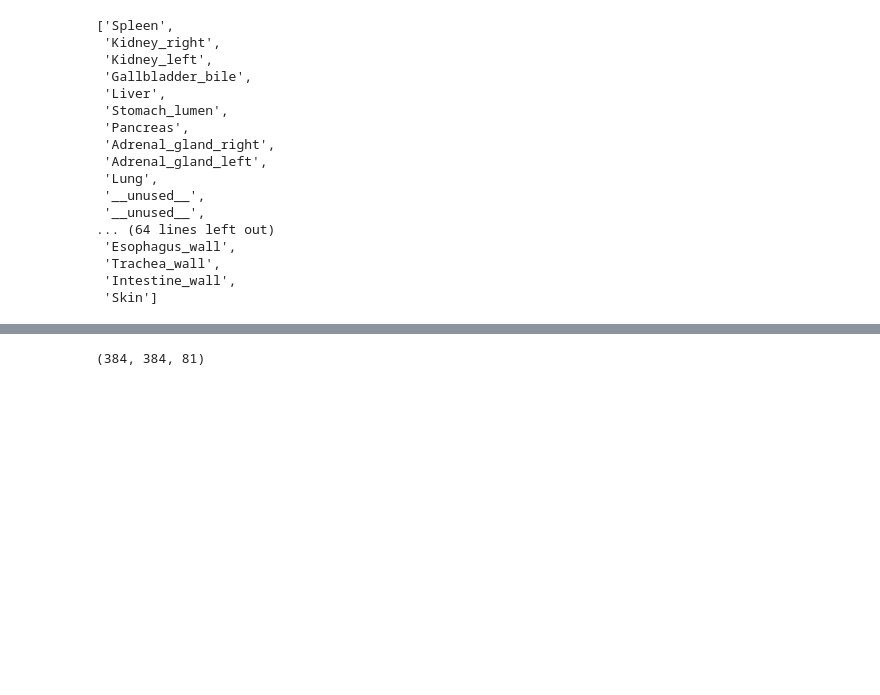
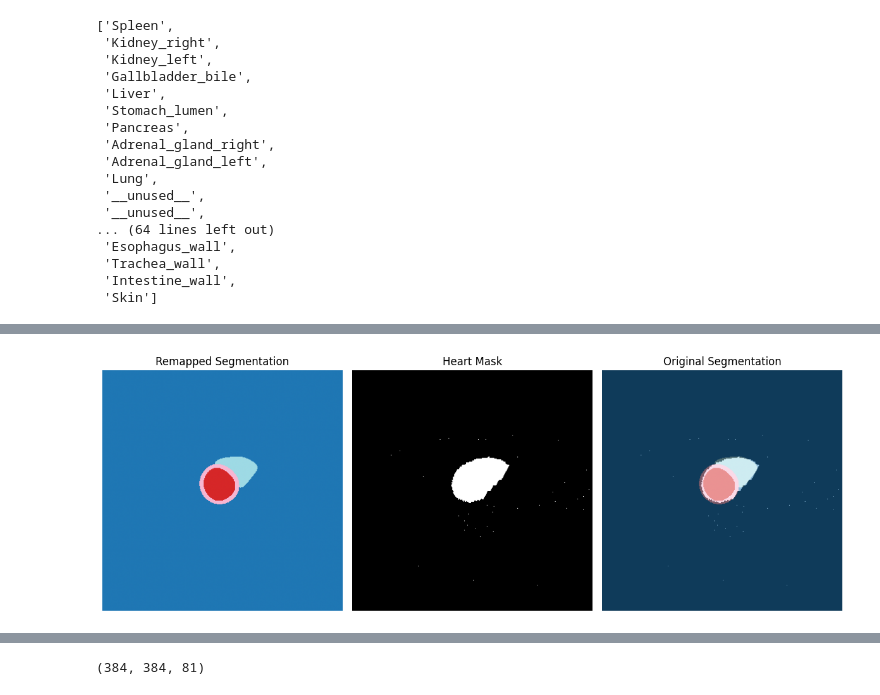
Before and after one commit to paolodc5/CMR_synthesis, a Jupyter notebook: mt_DIDC_analysis.ipynb, the cells around one changed output, grey strips where cells are left out. Saved outputs shown, nothing was run; the diff lists cells and outputs as text; code cells hidden in the pictures; blank space fills up the shorter version.

```diff
--- a/mt_DIDC_analysis.ipynb
+++ b/mt_DIDC_analysis.ipynb
@@ -319,6 +330,25 @@ np.unique(ex_seg_remapped), np.unique(ex_segmentation)
         52., 53., 54., 55., 56., 57., 58., 59., 60., 61., 62., 63., 64.,
         65., 66., 67., 68., 69., 70., 71., 72., 73., 74., 75., 76., 77.,
         78., 79., 80.]))
+# %%
+heart_mask = ex_seg_remapped == -1
+
+fg = pat['mask_foreground'][:,:,7]
+
+fig, ax = plt.subplots(1, 3, figsize=(12, 6))
+ax[0].imshow(fg, cmap='tab20')
+ax[0].set_title('Remapped Segmentation')
+ax[0].axis('off')
+ax[1].imshow(heart_mask, cmap='gray')
+ax[1].set_title('Heart Mask')
+ax[1].axis('off')
+ax[2].imshow(fg, cmap='tab20')
+ax[2].imshow(heart_mask, cmap='gray', alpha=0.5)
+ax[2].set_title('Original Segmentation')
+ax[2].axis('off')
+plt.tight_layout()
+# %% [output]
+[figure, added]
 # %%
 fig, ax = plt.subplots(1, 2, figsize=(6, 6))
 ax[0].imshow(ex_segmentation, cmap='tab20')
```
Also changed, not shown: parts of 19 cells of this notebook.
